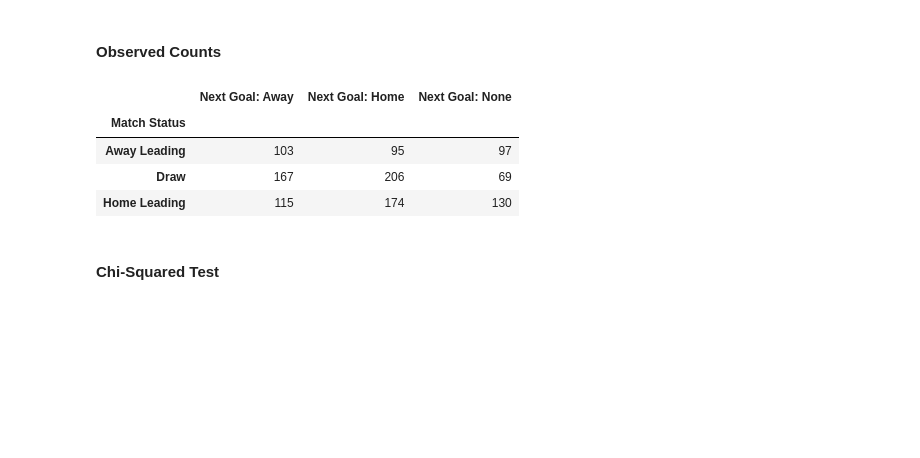
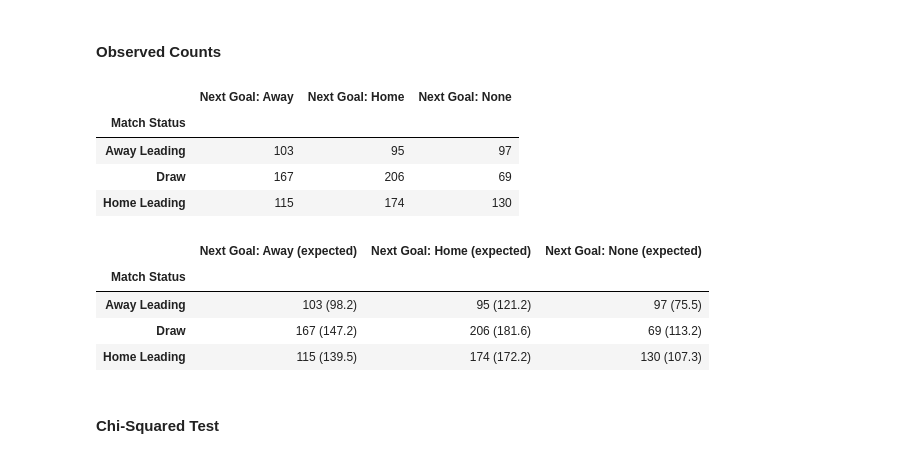
Before and after one commit to maxk92/context-paper-supplementary, a Jupyter notebook: aggregation_experiment_modeling.ipynb, the cells around one changed output. Cells and saved outputs as stored; diff of their text form; code cells hidden in the pictures; blank space fills up the shorter version.

```diff
--- a/aggregation_experiment_modeling.ipynb
+++ b/aggregation_experiment_modeling.ipynb
@@ -591,6 +663,24 @@ df_observed_counts
 | Away Leading | 103 | 95 | 97 |
 | Draw | 167 | 206 | 69 |
 | Home Leading | 115 | 174 | 130 |
+# %%
+#| label: tbl-nextgoal-observed-vs-expected
+#| tbl-cap: "Observed vs. Expected Counts of Next Goals by Match Status"
+df_obs_exp = df_observed_counts.copy().astype(str)
+for col in df_observed_counts.columns:
+    for idx in df_observed_counts.index:
+        obs = df_observed_counts.loc[idx, col]
+        exp = df_expected_counts.loc[idx, col]
+        df_obs_exp.loc[idx, col] = f"{int(obs)} ({exp:.1f})"
+
+df_obs_exp.columns = [f"{c} (expected)" for c in df_obs_exp.columns]
+df_obs_exp
+# %% [output]
+|  | Next Goal: Away (expected) | Next Goal: Home (expected) | Next Goal: None (expected) |
+| Match Status |  |  |  |
+| Away Leading | 103 (98.2) | 95 (121.2) | 97 (75.5) |
+| Draw | 167 (147.2) | 206 (181.6) | 69 (113.2) |
+| Home Leading | 115 (139.5) | 174 (172.2) | 130 (107.3) |
 # %% [markdown]
 #### Chi-Squared Test
 # %%
```
Also changed, not shown: parts of 45 cells of this notebook.
